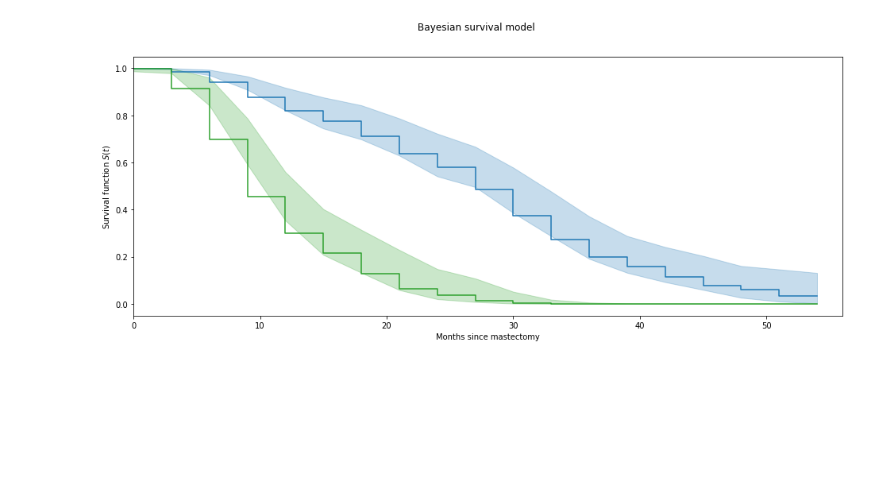
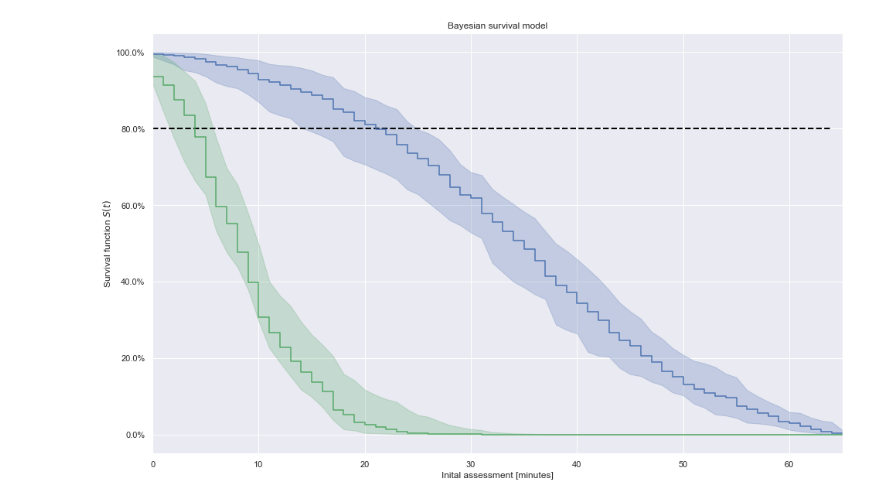
Before and after one commit to icmoore/healthcare_analytics, a Jupyter notebook: notebooks/inital_assessments.ipynb, the cells around one changed output. Cells and saved outputs as stored; diff of their text form; code cells hidden in the pictures; blank space fills up the shorter version.

```diff
--- a/notebooks/inital_assessments.ipynb
+++ b/notebooks/inital_assessments.ipynb
@@ -103,13 +94,0 @@ intervals = np.arange(n_intervals)
-# %%
-fig, ax = plt.subplots(figsize=(8, 6))
-
-ax.hist(df[df.assessment == 1].time.values, bins=interval_bounds, color=red, alpha=0.5, lw=0, label='Assessed');
-ax.hist(df[df.assessment == 0].time.values, bins=interval_bounds, color=blue, alpha=0.5, lw=0, label='Not Assessed');
-
-ax.set_xlim(0, interval_bounds[-1]);
-ax.set_xlabel('Initial assessment [min]');
-
-ax.set_yticks([0, 1, 2, 3]);
-ax.set_ylabel('Number of observations');
-
-ax.legend();
@@ -139,7 +117,7 @@ with pm.Model() as model:
 # %%
 with model:
     step = pm.Metropolis()
-    trace = pm.sample(10000, step=step, progressbar=True )
+    trace = pm.sample(1000, step=step, progressbar=True )
 # %% [output]
 Multiprocess sampling (2 chains in 2 jobs)
 CompoundStep
@@ -159,7 +137,7 @@ def cum_hazard(hazard):
 def survival(hazard):
     return np.exp(-cum_hazard(hazard))
 # %%
-def plot_with_hpd(x, hazard, f, ax, color=None, label=None, alpha=0.01):
+def plot_with_hpd(x, hazard, f, ax, color=None, label=None, alpha=0.05):
     mean = f(hazard.mean(axis=0))
 
     percentiles = 100 * np.array([alpha / 2., 1. - alpha / 2.])
@@ -167,17 +145,20 @@ def plot_with_hpd(x, hazard, f, ax, color=None, label=None, alpha=0.01):
 
     ax.fill_between(x, hpd[0], hpd[1], color=color, alpha=0.25)
     ax.step(x, mean, color=color, label=label);
+# %%
+from matplotlib.ticker import StrMethodFormatter
+sns.set()
+blue, green, red, purple, gold, teal = sns.color_palette(n_colors=6)
+pct_formatter = StrMethodFormatter('{x:.1%}')
 # %%
-fig, (surv_ax) = plt.subplots(ncols=1, sharex=True, sharey=False, figsize=(16, 6))
-
+fig, surv_ax = plt.subplots(figsize=(16, 10))
+surv_ax.plot(np.array(range(np.max(df['time'].values))), [0.8]*np.max(df['time'].values), '--', color='black',linewidth=2, label='80% Target')
 plot_with_hpd(interval_bounds[:-1], base_hazard, survival, surv_ax, color=blue)
 plot_with_hpd(interval_bounds[:-1], met_hazard, survival, surv_ax, color=red)
-
+surv_ax.yaxis.set_major_formatter(pct_formatter);
 surv_ax.set_xlim(0, df.time.max());
-surv_ax.set_xlabel('Months since mastectomy');
-
+surv_ax.set_xlabel('Inital assessment [minutes]');
 surv_ax.set_ylabel('Survival function $S(t)$');
-
-fig.suptitle('Bayesian survival model');
+surv_ax.set_title("Bayesian survival model");
 # %% [output]
-[figure, old version]
+[figure, new version]
```
Also changed, not shown: parts of 14 cells of this notebook, 3 other files.
